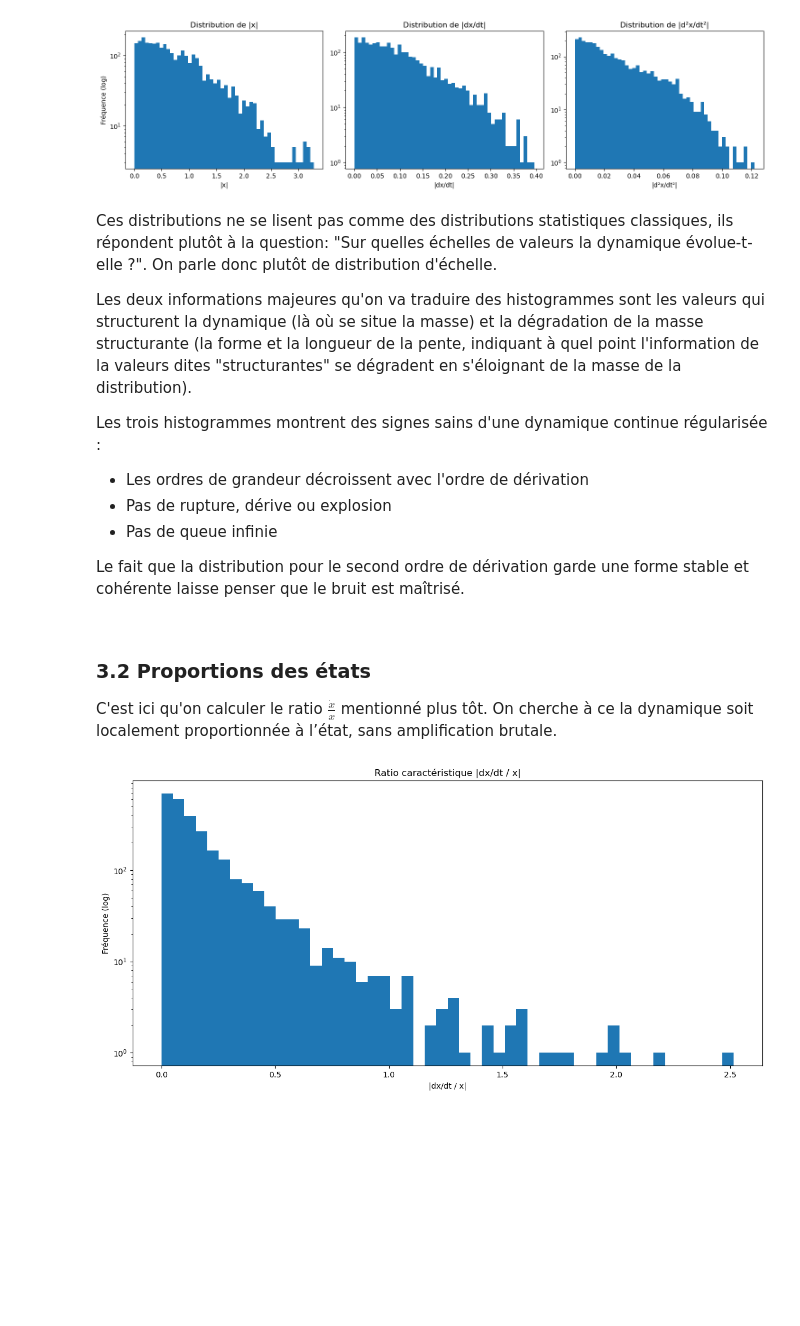
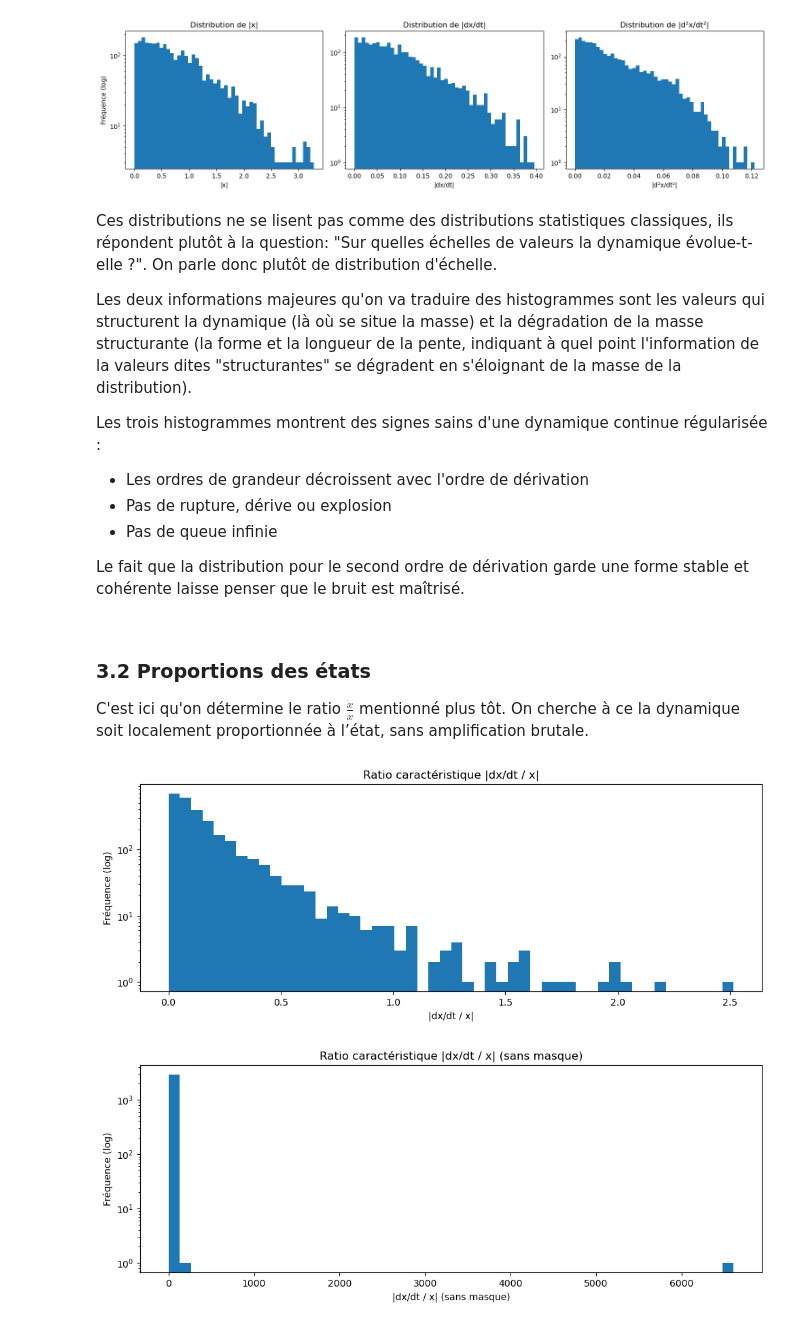
Before and after one commit to mkkuu/EnglishChannelSSTSciML, a Jupyter notebook: notebooks/preTreatment/16dynamicDiagnostic.ipynb, the cells around one changed output. Cells and saved outputs as stored; diff of their text form; code cells hidden in the pictures; blank space fills up the shorter version.

```diff
--- a/notebooks/preTreatment/16dynamicDiagnostic.ipynb
+++ b/notebooks/preTreatment/16dynamicDiagnostic.ipynb
@@ -256,23 +256,34 @@ Le fait que la distribution pour le second ordre de dérivation garde une forme
 
 ### 3.2 Proportions des états
 
-C'est ici qu'on calculer le ratio $ \frac{\dot{x}}{x}$ mentionné plus tôt. On cherche à ce la dynamique soit localement proportionnée à l’état, sans amplification brutale.
+C'est ici qu'on détermine le ratio $ \frac{\dot{x}}{x}$ mentionné plus tôt. On cherche à ce la dynamique soit localement proportionnée à l’état, sans amplification brutale.
 # %%
 # Before this result, we tried :
 # espilon = 1e-8
 # ratio = np.abs(dxDt / (x + epsilon))
 
 # We prefer using a mask to avoid artifacts due to division by very small values
-mask = np.abs(x) > 0.1 * np.std(x) # Avoid division by very small values so we dont get mathematical artifacts (huge ratios)
-ratio = np.abs(dxDt[mask] / x[mask])
-ratio2 = np.abs(d2xDt2[mask] / dxDt[mask])
+maskRatio = np.abs(x) > 0.1 * np.std(x) # Avoid division by very small values so we dont get mathematical artifacts (huge ratios)
+ratio = np.abs(dxDt[maskRatio] / x[maskRatio])
+ratio2 = np.abs(d2xDt2[maskRatio] / dxDt[maskRatio])
 
-plt.figure(figsize=(12, 6))
+plt.figure(figsize=(10, 4))
 plt.hist(np.abs(ratio), bins=50, log=True)
 plt.xlabel("|dx/dt / x|")
 plt.ylabel("Fréquence (log)")
 plt.title("Ratio caractéristique |dx/dt / x|")
 plt.tight_layout()
 plt.show()
+
+# Without masking, we get some huge values due to division by very small values of x
+ratioNoMask = np.abs(dxDt / x)
+plt.figure(figsize=(10, 4))
+plt.hist(np.abs(ratioNoMask), bins=50, log=True)
+plt.xlabel("|dx/dt / x| (sans masque)")
+plt.ylabel("Fréquence (log)")
+plt.title("Ratio caractéristique |dx/dt / x| (sans masque)")
+plt.tight_layout()
+plt.show()
 # %% [output]
-[figure, old version]
+[figure, new version]
+[figure, added]
```
Also changed, not shown: parts of 10 cells of this notebook.
